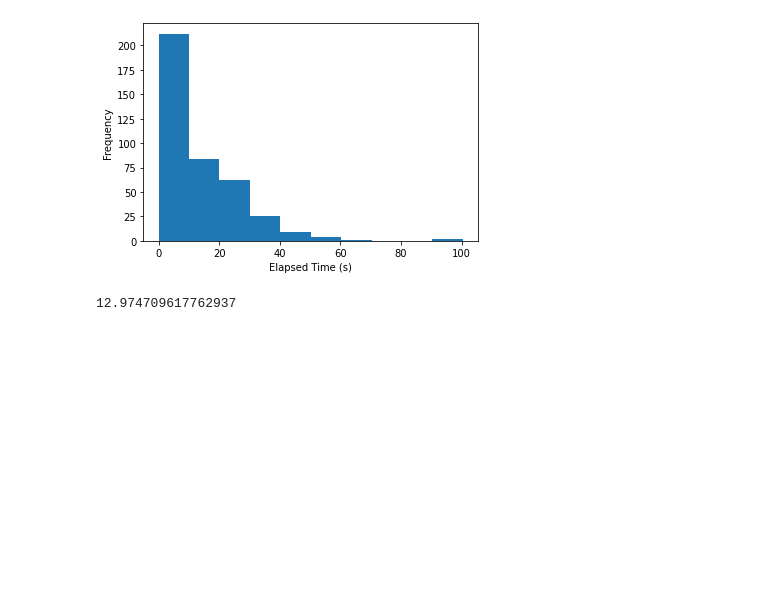
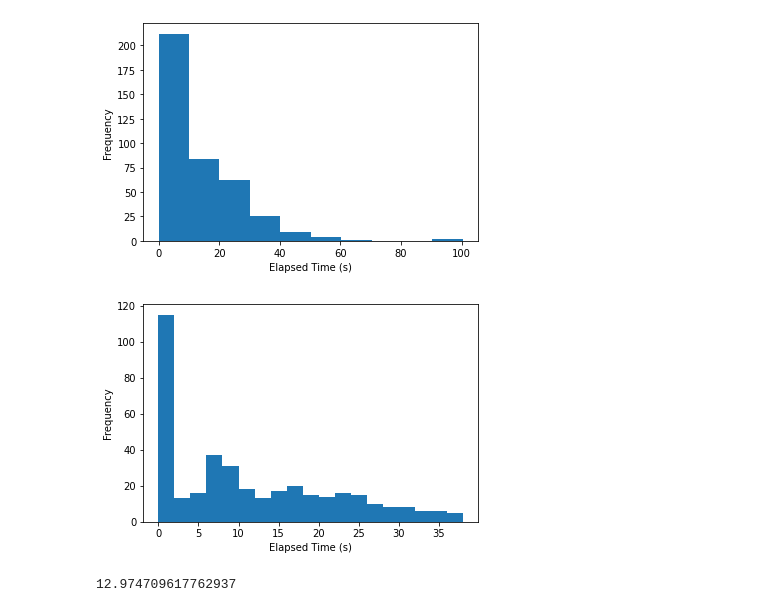
Before and after one commit to ancient-world-citation-analysis/awca-ocr, a Jupyter notebook: PreliminaryPerformanceAnalysis.ipynb, the cells around one changed output. Saved outputs shown, nothing was run; the diff lists cells and outputs as text; code cells hidden in the pictures; blank space fills up the shorter version.

```diff
--- a/PreliminaryPerformanceAnalysis.ipynb
+++ b/PreliminaryPerformanceAnalysis.ipynb
@@ -240,6 +240,12 @@ plt.xlabel('Elapsed Time (s)')
 plt.ylabel('Frequency');
 # %% [output]
 [figure]
+# %%
+plt.hist(times, bins=range(0, 40, 2))
+plt.xlabel('Elapsed Time (s)')
+plt.ylabel('Frequency');
+# %% [output]
+[figure, added]
 # %%
 statistics.mean(times)
 # %% [output]
```
Also changed, not shown: parts of 27 cells of this notebook, 1 other file.
